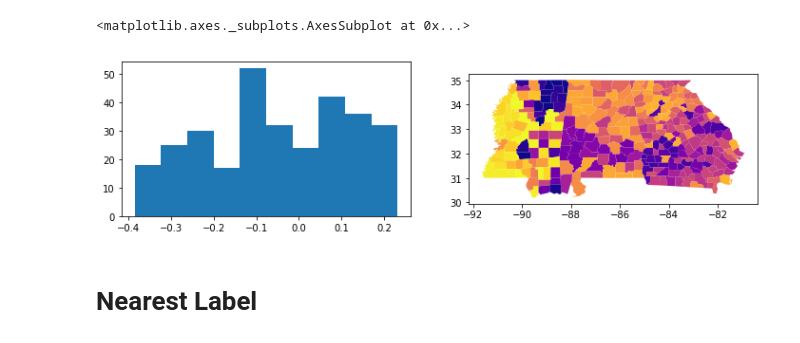
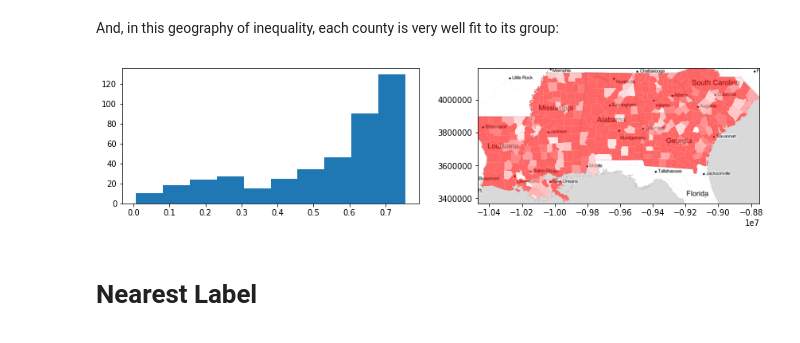
Before and after one commit to pysal/esda, a Jupyter notebook: notebooks/geosilhouettes.ipynb, the cells around one changed output. Cells and saved outputs as stored; diff of their text form; code cells hidden in the pictures.

```diff
--- a/notebooks/geosilhouettes.ipynb
+++ b/notebooks/geosilhouettes.ipynb
@@ -16,0 +38,7 @@ df = geopandas.read_file(libpysal.examples.get_path('south.shp'))\
+# %%
+deep.crs = {'init':'epsg:4326'}
+# %%
+deep = deep.to_crs(epsg=3857)
+# %%
+basemap, extent = contextily.bounds2img(*deep.total_bounds, zoom=6,
+                                        url=contextily.tile_providers.ST_TONER_LITE)
@@ -49,0 +94,6 @@ Here, we can visualize that there is very strong heterogeneity in the Gini coeff
+# %%
+from sklearn.cluster import KMeans
+data_driven_clustering = KMeans(n_clusters=len(focus_states)).fit(deep[['GI89']].values)
+data_labels = data_driven_clustering.labels_
+data_silhouettes = silhouette_samples(deep[['GI89']].values,
+                                      data_labels)
@@ -50,9 +107,15 @@ Here, we can visualize that there is very strong heterogeneity in the Gini coeff
+# %% [markdown]
+And, in this geography of inequality, each county is very well fit to its group:
 # %%
 f,ax = plt.subplots(1,2,figsize=(12,3))
-ax[0].hist(silhouettes)
-df.plot(silhouettes, ax=ax[1], cmap='plasma')
+ax[0].hist(data_silhouettes)
+deep.plot(data_silhouettes, ax=ax[1], cmap='bwr',
+          vmin=-.5, vmax=.5, alpha=.6)
+ax[1].imshow(basemap, extent=extent, interpolation='bilinear')
+ax[1].axis(deep.total_bounds[[0,2,1,3]])
+f.tight_layout()
+plt.show()
 # %% [output]
-<matplotlib.axes._subplots.AxesSubplot at 0x...>
-[figure, old version]
+[figure, new version]
 # %% [markdown]
 # Nearest Label
```
Also changed, not shown: parts of 31 cells of this notebook.
